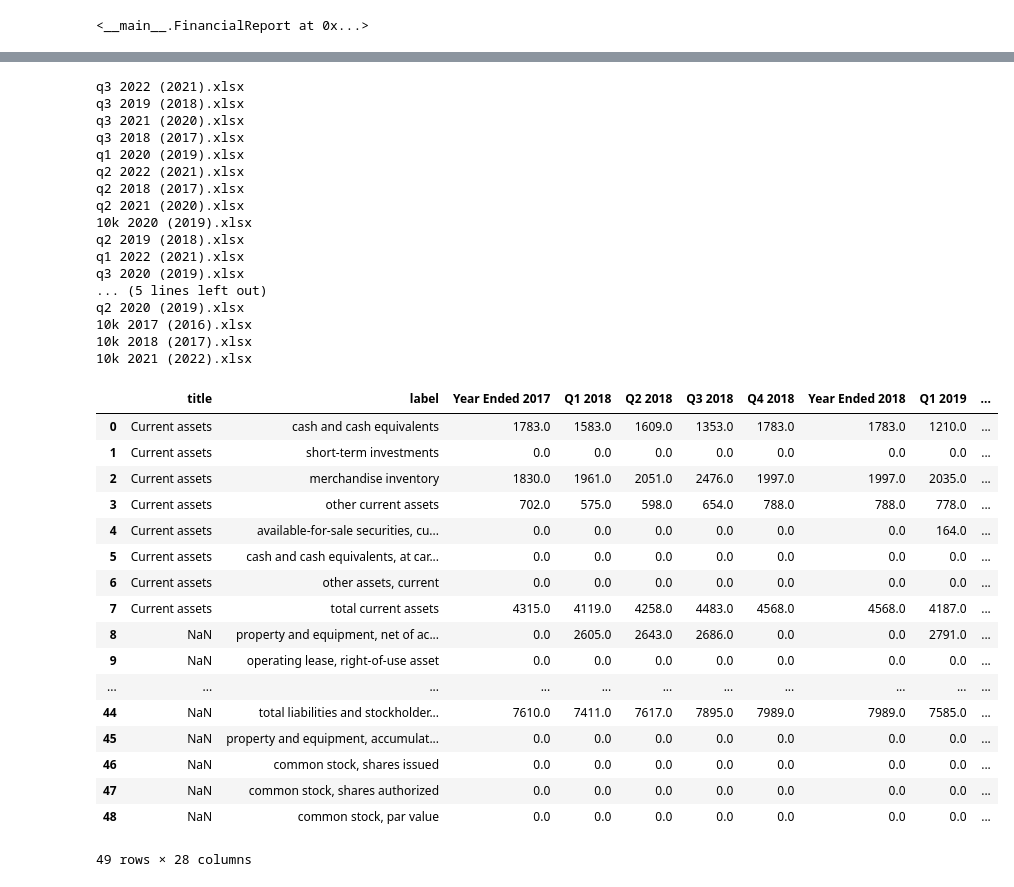
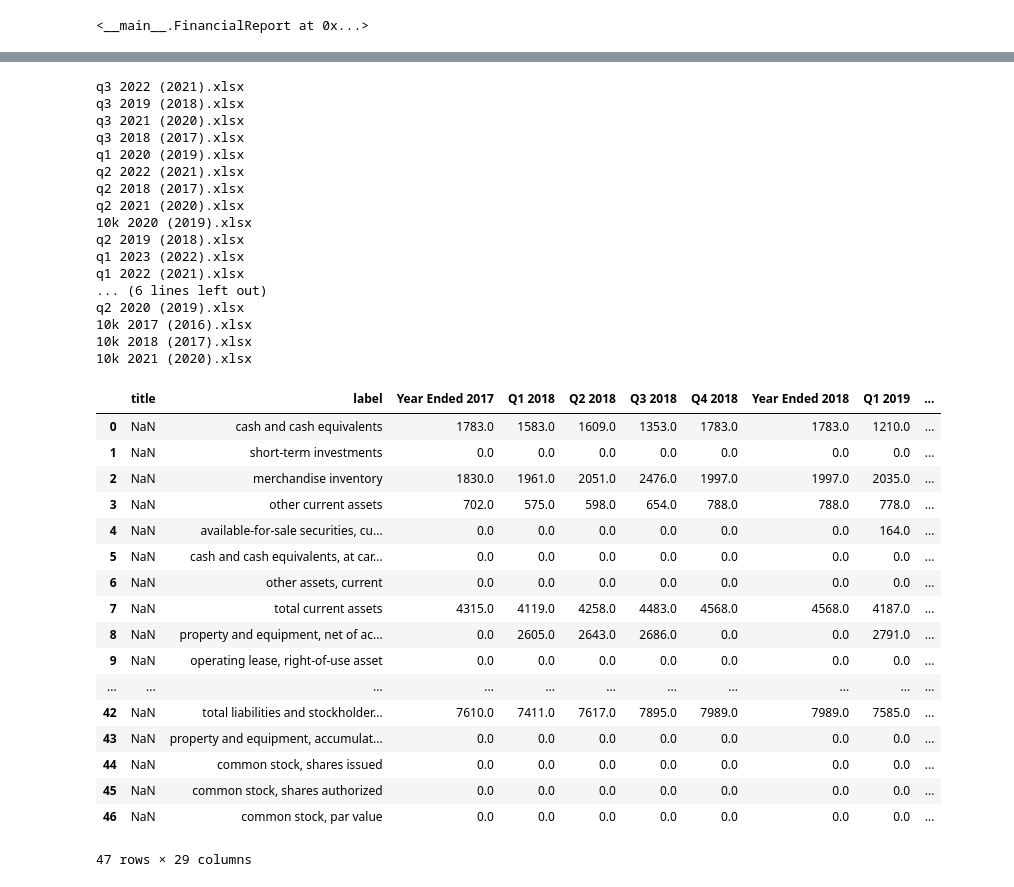
Before and after one commit to Julia-Susser/Financial-Statements, a Jupyter notebook: parse income, balance, cashflow.ipynb, the cells around one changed output, grey strips where cells are left out. Cells and saved outputs as stored; diff of their text form; code cells hidden in the pictures.

```diff
--- a/parse income, balance, cashflow.ipynb
+++ b/parse income, balance, cashflow.ipynb
@@ -141,10 +136,10 @@ class FinancialDataMerge:
 
             sheet = self.parseStatement(sheet)
 
-            self.finalStatement = pd.merge(self.finalStatement, sheet, how="outer",on=["label","title"],suffixes=('', '_x'))
+            self.finalStatement = pd.merge(self.finalStatement, sheet, how="outer",on=["label"],suffixes=('', '_x'))
 
             self.finalStatement.title_order = [self.merge_number(self.finalStatement.title_order[i],self.finalStatement.title_order_x[i]) for i in range(len(self.finalStatement))] #merge the number for the titles. use greatest num bc bigger num means there is section before it
-            self.finalStatement = self.finalStatement.drop(["title_order_x"],axis=1)
+            self.finalStatement = self.finalStatement.drop(["title_order_x","title_x"],axis=1)
 
     def rearrangeFinalStatement(self):
         self.finalStatement = self.finalStatement.replace(" ",np.nan)
@@ -320,15 +304,15 @@ class Balance(FinancialDataMerge, ProcessQuarters, HelperFunctions):
         self.finalStatement = pd.DataFrame(columns=["title","title_order","label"])
 
         self.BalanceStatements = self.getBalanceStatements()
-#         self.addData(self.BalanceStatements)
+        self.addData(self.BalanceStatements)
 
-#         self.rearrangeFinalStatement()
+        self.rearrangeFinalStatement()
 
-#         self.setQuarters()
+        self.setQuarters()
 
-#         self.performBalanceMath()
+        self.performBalanceMath()
 
-#         self.reorderQuarters()
+        self.reorderQuarters()
 
 
     def getBalanceStatements(self):
@@ -353,9 +337,9 @@ class Balance(FinancialDataMerge, ProcessQuarters, HelperFunctions):
 
 
     def performBalanceMath(self):
-        years = self.getYears()
+        years = self.getYears()[1:]
         for year in years:
-            if "Q1 "+year not in self.getQuarterHeaders():
+            if "Year Ended "+year not in self.getQuarterHeaders():
                 continue
             self.finalStatement["Q4 "+year] = self.finalStatement["Year Ended "+year]
 
@@ -395,44 +397,44 @@ balance.getAccumulatedDepreciation().to_excel("output/depreciation.xlsx")
 # %%
 balance = Balance()
 finalBalance = balance.finalStatement
-finalBalance.to_excel("output/balance.xlsx")
+finalBalance.to_excel("output/raw/balance.xlsx")
 finalBalance
 # %% [output]
 q3 2022 (2021).xlsx
 q3 2019 (2018).xlsx
 q3 2021 (2020).xlsx
 q3 2018 (2017).xlsx
 q1 2020 (2019).xlsx
 q2 2022 (2021).xlsx
 q2 2018 (2017).xlsx
 q2 2021 (2020).xlsx
 10k 2020 (2019).xlsx
 q2 2019 (2018).xlsx
+q1 2023 (2022).xlsx
 q1 2022 (2021).xlsx
-q3 2020 (2019).xlsx
-... (5 lines left out)
+... (6 lines left out)
 q2 2020 (2019).xlsx
 10k 2017 (2016).xlsx
 10k 2018 (2017).xlsx
-10k 2021 (2022).xlsx
+10k 2021 (2020).xlsx
 |  | title | label | Year Ended 2017 | Q1 2018 | Q2 2018 | Q3 2018 | Q4 2018 | Year Ended 2018 | Q1 2019 | ... |
-| 0 | Current assets | cash and cash equivalents | 1783.0 | 1583.0 | 1609.0 | 1353.0 | 1783.0 | 1783.0 | 1210.0 | ... |
-| 1 | Current assets | short-term investments | 0.0 | 0.0 | 0.0 | 0.0 | 0.0 | 0.0 | 0.0 | ... |
-| 2 | Current assets | merchandise inventory | 1830.0 | 1961.0 | 2051.0 | 2476.0 | 1997.0 | 1997.0 | 2035.0 | ... |
-| 3 | Current assets | other current assets | 702.0 | 575.0 | 598.0 | 654.0 | 788.0 | 788.0 | 778.0 | ... |
-| 4 | Current assets | available-for-sale securities, cu... | 0.0 | 0.0 | 0.0 | 0.0 | 0.0 | 0.0 | 164.0 | ... |
-| 5 | Current assets | cash and cash equivalents, at car... | 0.0 | 0.0 | 0.0 | 0.0 | 0.0 | 0.0 | 0.0 | ... |
-| 6 | Current assets | other assets, current | 0.0 | 0.0 | 0.0 | 0.0 | 0.0 | 0.0 | 0.0 | ... |
-| 7 | Current assets | total current assets | 4315.0 | 4119.0 | 4258.0 | 4483.0 | 4568.0 | 4568.0 | 4187.0 | ... |
+| 0 | NaN | cash and cash equivalents | 1783.0 | 1583.0 | 1609.0 | 1353.0 | 1783.0 | 1783.0 | 1210.0 | ... |
+| 1 | NaN | short-term investments | 0.0 | 0.0 | 0.0 | 0.0 | 0.0 | 0.0 | 0.0 | ... |
+| 2 | NaN | merchandise inventory | 1830.0 | 1961.0 | 2051.0 | 2476.0 | 1997.0 | 1997.0 | 2035.0 | ... |
+| 3 | NaN | other current assets | 702.0 | 575.0 | 598.0 | 654.0 | 788.0 | 788.0 | 778.0 | ... |
+| 4 | NaN | available-for-sale securities, cu... | 0.0 | 0.0 | 0.0 | 0.0 | 0.0 | 0.0 | 164.0 | ... |
+| 5 | NaN | cash and cash equivalents, at car... | 0.0 | 0.0 | 0.0 | 0.0 | 0.0 | 0.0 | 0.0 | ... |
+| 6 | NaN | other assets, current | 0.0 | 0.0 | 0.0 | 0.0 | 0.0 | 0.0 | 0.0 | ... |
+| 7 | NaN | total current assets | 4315.0 | 4119.0 | 4258.0 | 4483.0 | 4568.0 | 4568.0 | 4187.0 | ... |
 | 8 | NaN | property and equipment, net of ac... | 0.0 | 2605.0 | 2643.0 | 2686.0 | 0.0 | 0.0 | 2791.0 | ... |
 | 9 | NaN | operating lease, right-of-use asset | 0.0 | 0.0 | 0.0 | 0.0 | 0.0 | 0.0 | 0.0 | ... |
 | ... | ... | ... | ... | ... | ... | ... | ... | ... | ... | ... |
-| 44 | NaN | total liabilities and stockholder... | 7610.0 | 7411.0 | 7617.0 | 7895.0 | 7989.0 | 7989.0 | 7585.0 | ... |
-| 45 | NaN | property and equipment, accumulat... | 0.0 | 0.0 | 0.0 | 0.0 | 0.0 | 0.0 | 0.0 | ... |
-| 46 | NaN | common stock, shares issued | 0.0 | 0.0 | 0.0 | 0.0 | 0.0 | 0.0 | 0.0 | ... |
-| 47 | NaN | common stock, shares authorized | 0.0 | 0.0 | 0.0 | 0.0 | 0.0 | 0.0 | 0.0 | ... |
-| 48 | NaN | common stock, par value | 0.0 | 0.0 | 0.0 | 0.0 | 0.0 | 0.0 | 0.0 | ... |
+| 42 | NaN | total liabilities and stockholder... | 7610.0 | 7411.0 | 7617.0 | 7895.0 | 7989.0 | 7989.0 | 7585.0 | ... |
+| 43 | NaN | property and equipment, accumulat... | 0.0 | 0.0 | 0.0 | 0.0 | 0.0 | 0.0 | 0.0 | ... |
+| 44 | NaN | common stock, shares issued | 0.0 | 0.0 | 0.0 | 0.0 | 0.0 | 0.0 | 0.0 | ... |
+| 45 | NaN | common stock, shares authorized | 0.0 | 0.0 | 0.0 | 0.0 | 0.0 | 0.0 | 0.0 | ... |
+| 46 | NaN | common stock, par value | 0.0 | 0.0 | 0.0 | 0.0 | 0.0 | 0.0 | 0.0 | ... |
-49 rows × 28 columns
+47 rows × 29 columns
 # %%
 class CashFlow(FinancialDataMerge, ProcessQuarters, HelperFunctions):
     def __init__(self):
```
Also changed, not shown: parts of 7 cells of this notebook, 16 other files.
